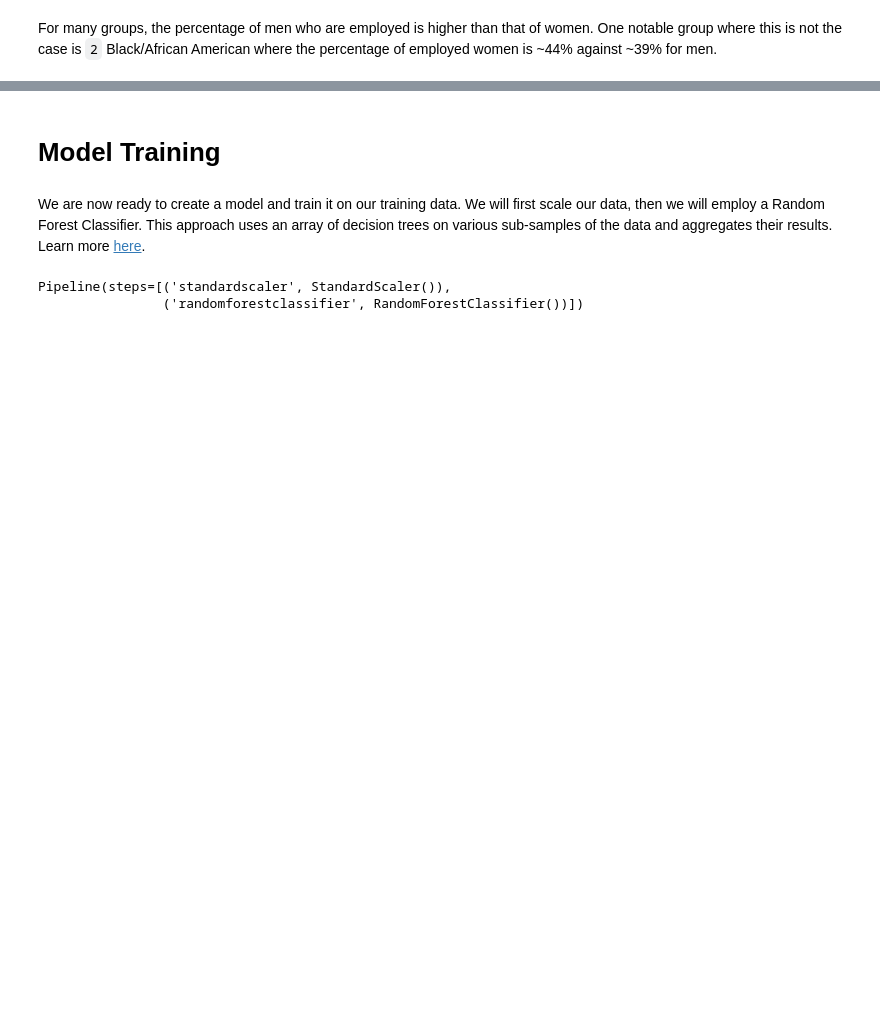
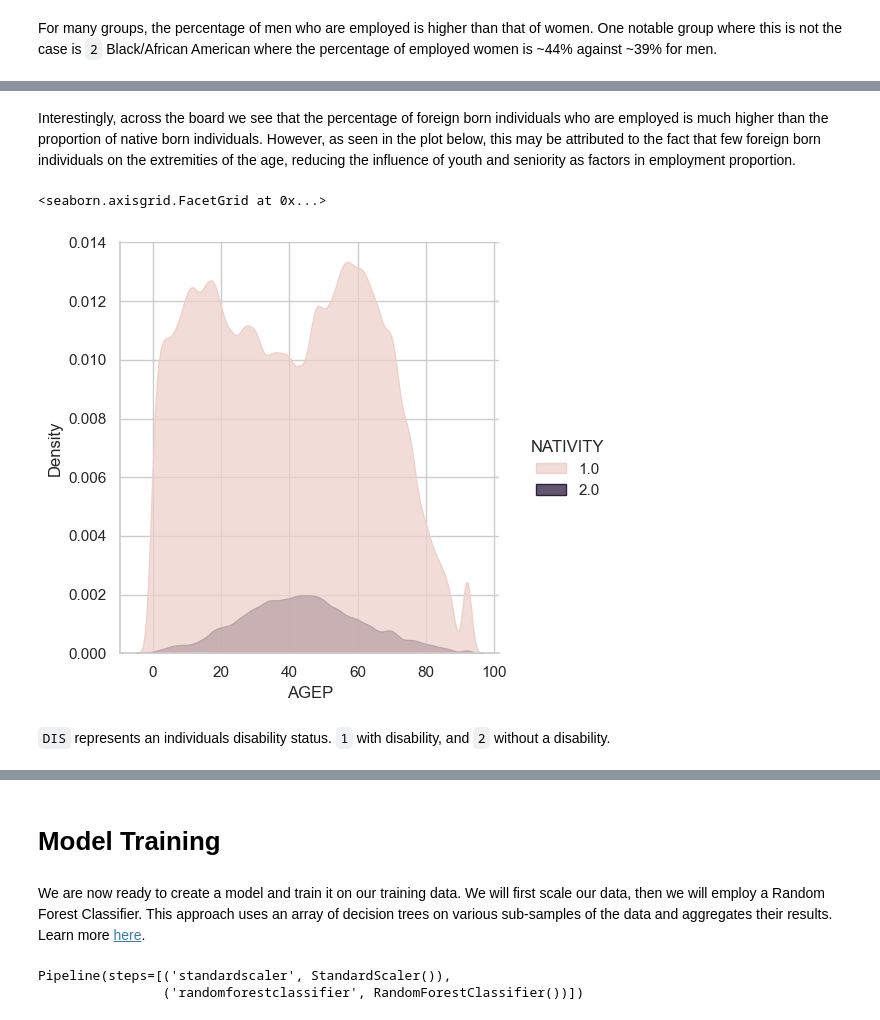
Before and after one commit to lawolff1702/lawolff1702.github.io, a Jupyter notebook: posts/Auditing Bias/index.ipynb, the cells around one changed output, grey strips where cells are left out. Saved outputs shown, nothing was run; the diff lists cells and outputs as text; code cells hidden in the pictures; blank space fills up the shorter version.

```diff
--- a/posts/Auditing Bias/index.ipynb
+++ b/posts/Auditing Bias/index.ipynb
@@ -205,3 +205,12 @@ group_nativity = plot_intersection(df, 'group', 'NATIVITY')
+# %% [markdown]
+Interestingly, across the board we see that the percentage of foreign born individuals who are employed is much higher than the proportion of native born individuals. However, as seen in the plot below, this may be attributed to the fact that few foreign born individuals on the extremities of the age, reducing the influence of youth and seniority as factors in employment proportion.
+# %%
+sns.displot(data=df, x="AGEP", hue="NATIVITY", kind="kde", bw_adjust=0.5, fill=True, alpha=0.75)
+# %% [output]
+<seaborn.axisgrid.FacetGrid at 0x...>
+[figure, added]
+# %% [markdown]
+`DIS` represents an individuals disability status. `1` with disability, and `2` without a disability.
 # %%
 group_dis = plot_intersection(df, 'group', 'DIS')
 # %% [output]
```
Also changed, not shown: parts of 10 cells of this notebook.
